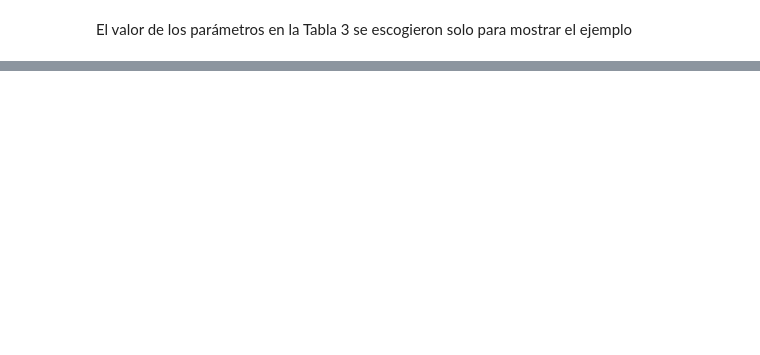
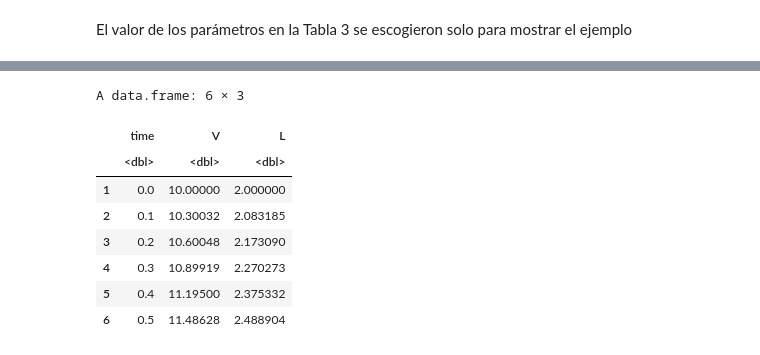
Before and after one commit to sysbio-unam/practicas-computacionales, a Jupyter notebook: ejemplo_de_juguete.ipynb, the cells around one changed output, grey strips where cells are left out. Saved outputs shown, nothing was run; the diff lists cells and outputs as text; code cells hidden in the pictures; blank space fills up the shorter version.

```diff
--- a/ejemplo_de_juguete.ipynb
+++ b/ejemplo_de_juguete.ipynb
@@ -544,0 +746,14 @@ $$
+# %%
+# guardar resultados
+out <- as.data.frame(out)
+head(out)
+# %% [output]
+A data.frame: 6 × 3
+|  | time | V | L |
+|  | <dbl> | <dbl> | <dbl> |
+| 1 | 0.0 | 10.00000 | 2.000000 |
+| 2 | 0.1 | 10.30032 | 2.083185 |
+| 3 | 0.2 | 10.60048 | 2.173090 |
+| 4 | 0.3 | 10.89919 | 2.270273 |
+| 5 | 0.4 | 11.19500 | 2.375332 |
+| 6 | 0.5 | 11.48628 | 2.488904 |
```
Also changed, not shown: parts of 21 cells of this notebook.
